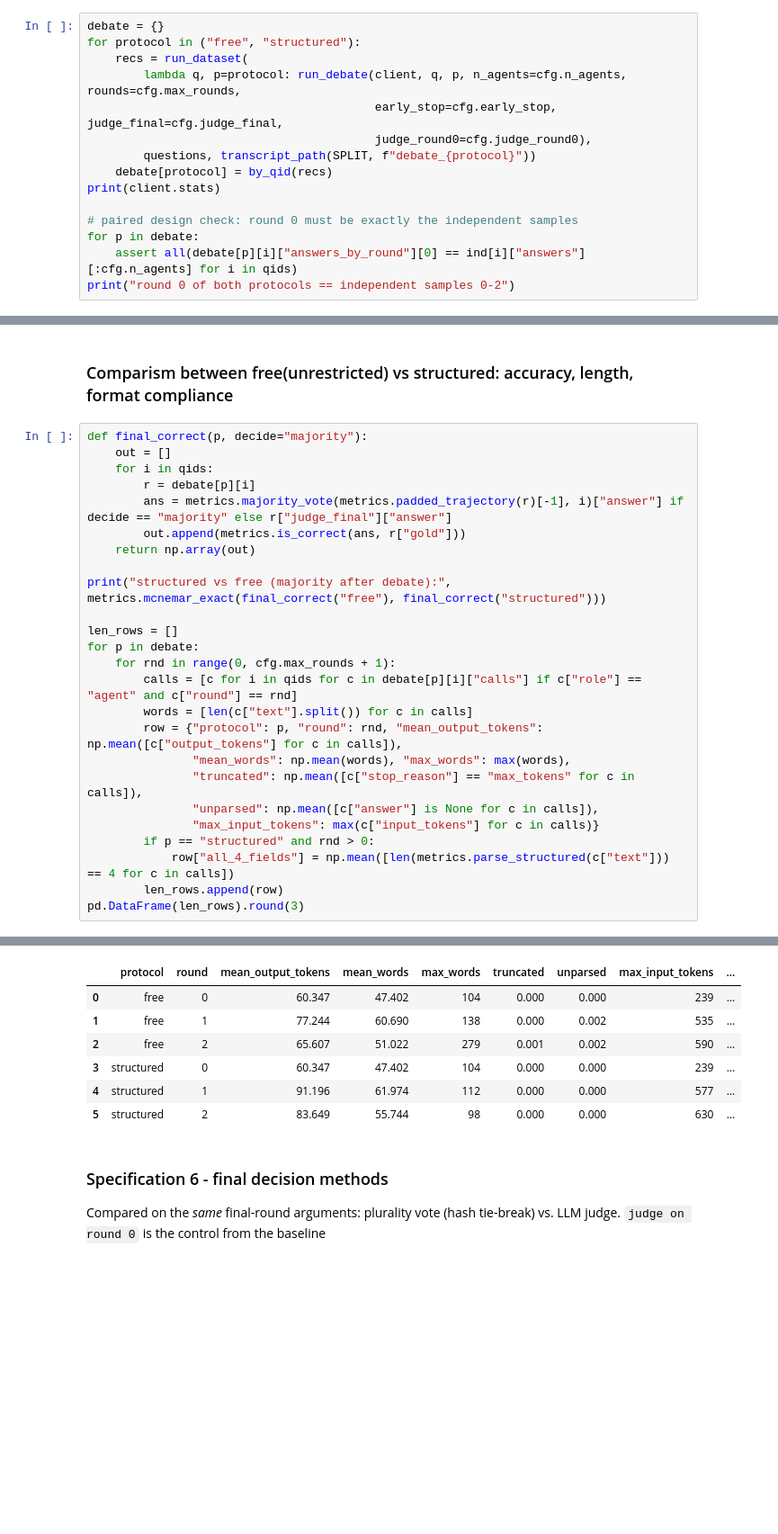
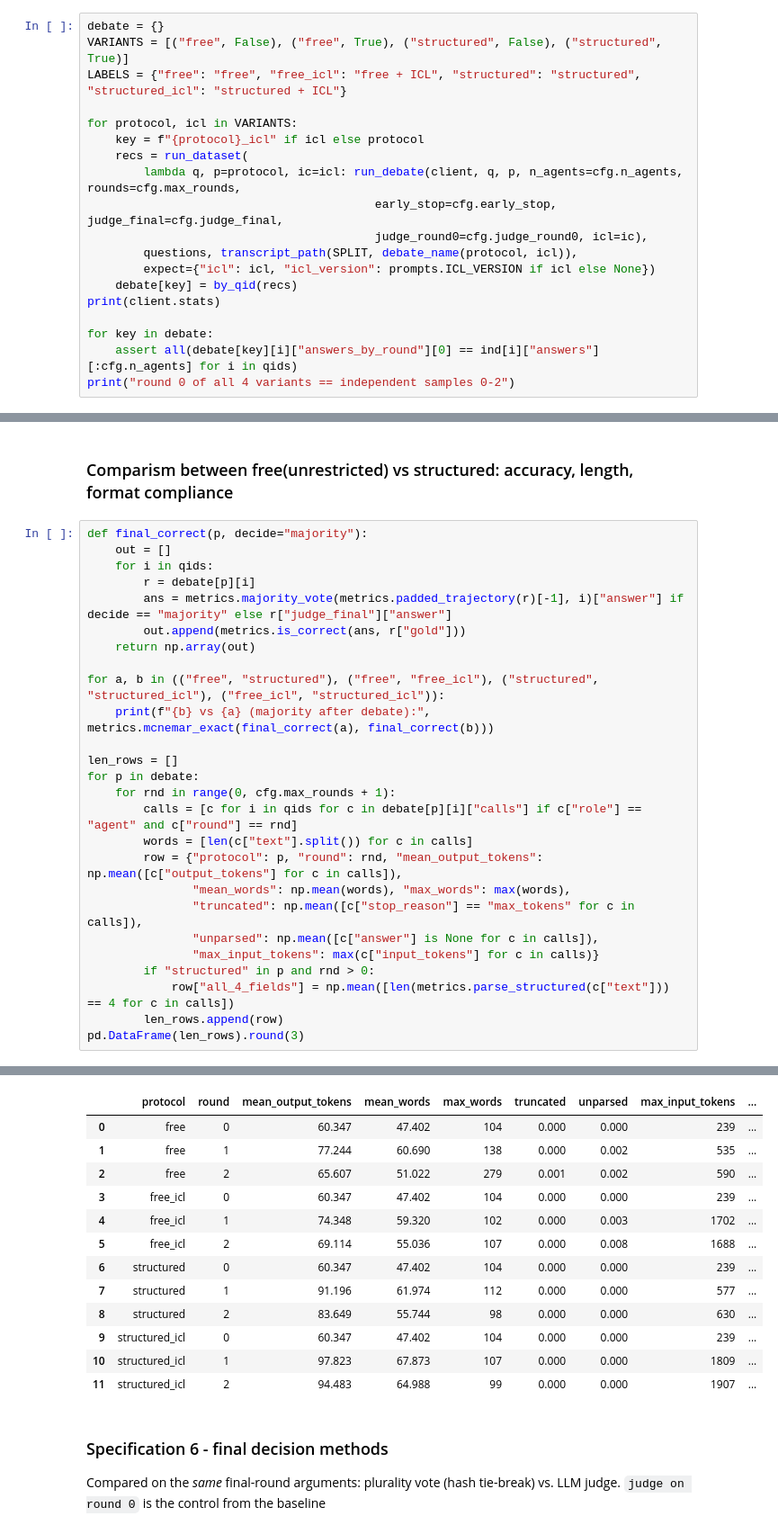
Before and after one commit to jssuarezc/NLP_MULTI_AGENT, a Jupyter notebook: notebooks/03_debate_experiments.ipynb, the cells around one changed output, grey strips where cells are left out. Shown at 90% size. Drawn from its saved outputs; the diff is of its cells as text; blank space fills up the shorter version.

Commit message:
Included In-context learning(icl) to debates and performed new tests

```diff
--- a/notebooks/03_debate_experiments.ipynb
+++ b/notebooks/03_debate_experiments.ipynb
@@ -52,17 +58,21 @@ DebateConfig(n_agents=3, max_rounds=2, protocol='structured', early_stop=False,
 ### Specification 4 & 5 - run debate (free vs structured)
 # %%
 debate = {}
-for protocol in ("free", "structured"):
+VARIANTS = [("free", False), ("free", True), ("structured", False), ("structured", True)]
+LABELS = {"free": "free", "free_icl": "free + ICL", "structured": "structured", "structured_icl": "structured + ICL"}
+
+for protocol, icl in VARIANTS:
+    key = f"{protocol}_icl" if icl else protocol
     recs = run_dataset(
-        lambda q, p=protocol: run_debate(client, q, p, n_agents=cfg.n_agents, rounds=cfg.max_rounds,
+        lambda q, p=protocol, ic=icl: run_debate(client, q, p, n_agents=cfg.n_agents, rounds=cfg.max_rounds,
                                          early_stop=cfg.early_stop, judge_final=cfg.judge_final,
-                                         judge_round0=cfg.judge_round0),
-        questions, transcript_path(SPLIT, f"debate_{protocol}"))
-    debate[protocol] = by_qid(recs)
+                                         judge_round0=cfg.judge_round0, icl=ic),
+        questions, transcript_path(SPLIT, debate_name(protocol, icl)),
+        expect={"icl": icl, "icl_version": prompts.ICL_VERSION if icl else None})
+    debate[key] = by_qid(recs)
 print(client.stats)
 
-# paired design check: round 0 must be exactly the independent samples
-for p in debate:
-    assert all(debate[p][i]["answers_by_round"][0] == ind[i]["answers"][:cfg.n_agents] for i in qids)
-print("round 0 of both protocols == independent samples 0-2")
+for key in debate:
+    assert all(debate[key][i]["answers_by_round"][0] == ind[i]["answers"][:cfg.n_agents] for i in qids)
+print("round 0 of all 4 variants == independent samples 0-2")
 # %% [output]
@@ -131,7 +151,8 @@ def final_correct(p, decide="majority"):
         out.append(metrics.is_correct(ans, r["gold"]))
     return np.array(out)
 
-print("structured vs free (majority after debate):", metrics.mcnemar_exact(final_correct("free"), final_correct("structured")))
+for a, b in (("free", "structured"), ("free", "free_icl"), ("structured", "structured_icl"), ("free_icl", "structured_icl")):
+    print(f"{b} vs {a} (majority after debate):", metrics.mcnemar_exact(final_correct(a), final_correct(b)))
 
 len_rows = []
 for p in debate:
@@ -143,7 +164,7 @@ for p in debate:
                "truncated": np.mean([c["stop_reason"] == "max_tokens" for c in calls]),
                "unparsed": np.mean([c["answer"] is None for c in calls]),
                "max_input_tokens": max(c["input_tokens"] for c in calls)}
-        if p == "structured" and rnd > 0:
+        if "structured" in p and rnd > 0:
             row["all_4_fields"] = np.mean([len(metrics.parse_structured(c["text"])) == 4 for c in calls])
         len_rows.append(row)
 pd.DataFrame(len_rows).round(3)
@@ -152,10 +176,16 @@ structured vs free (majority after debate): {'a_only': 1, 'b_only': 7, 'delta_ac
 |  | protocol | round | mean_output_tokens | mean_words | max_words | truncated | unparsed | max_input_tokens | ... |
 | 0 | free | 0 | 60.347 | 47.402 | 104 | 0.000 | 0.000 | 239 | ... |
 | 1 | free | 1 | 77.244 | 60.690 | 138 | 0.000 | 0.002 | 535 | ... |
 | 2 | free | 2 | 65.607 | 51.022 | 279 | 0.001 | 0.002 | 590 | ... |
-| 3 | structured | 0 | 60.347 | 47.402 | 104 | 0.000 | 0.000 | 239 | ... |
-| 4 | structured | 1 | 91.196 | 61.974 | 112 | 0.000 | 0.000 | 577 | ... |
-| 5 | structured | 2 | 83.649 | 55.744 | 98 | 0.000 | 0.000 | 630 | ... |
+| 3 | free_icl | 0 | 60.347 | 47.402 | 104 | 0.000 | 0.000 | 239 | ... |
+| 4 | free_icl | 1 | 74.348 | 59.320 | 102 | 0.000 | 0.003 | 1702 | ... |
+| 5 | free_icl | 2 | 69.114 | 55.036 | 107 | 0.000 | 0.008 | 1688 | ... |
+| 6 | structured | 0 | 60.347 | 47.402 | 104 | 0.000 | 0.000 | 239 | ... |
+| 7 | structured | 1 | 91.196 | 61.974 | 112 | 0.000 | 0.000 | 577 | ... |
+| 8 | structured | 2 | 83.649 | 55.744 | 98 | 0.000 | 0.000 | 630 | ... |
+| 9 | structured_icl | 0 | 60.347 | 47.402 | 104 | 0.000 | 0.000 | 239 | ... |
+| 10 | structured_icl | 1 | 97.823 | 67.873 | 107 | 0.000 | 0.000 | 1809 | ... |
+| 11 | structured_icl | 2 | 94.483 | 64.988 | 99 | 0.000 | 0.000 | 1907 | ... |
 # %% [markdown]
 ### Specification 6 - final decision methods
 
```
Also changed, not shown: parts of 11 cells of this notebook, 29 other files.
